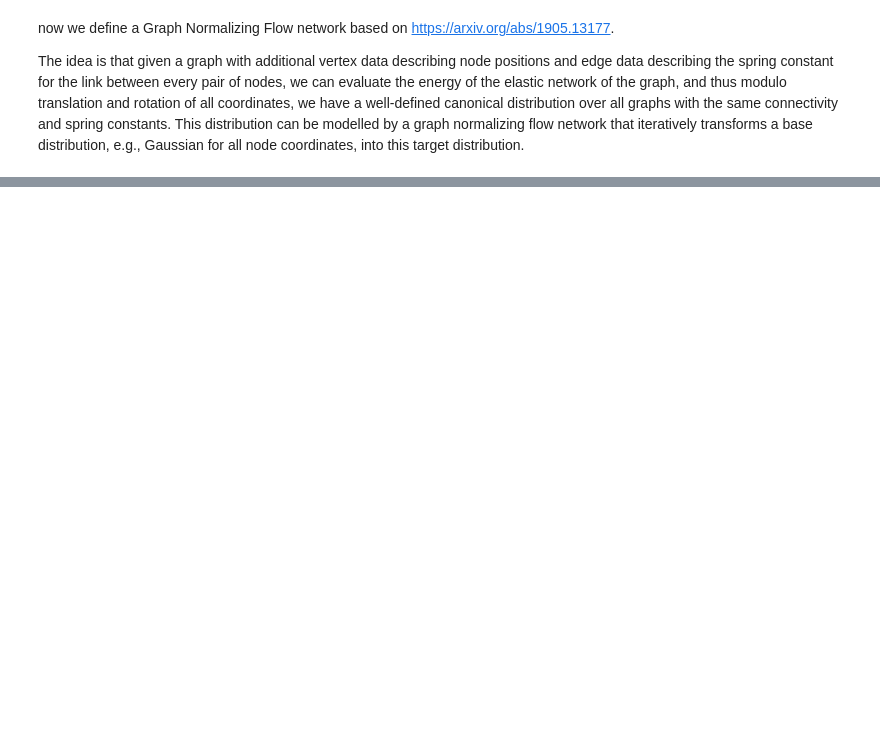
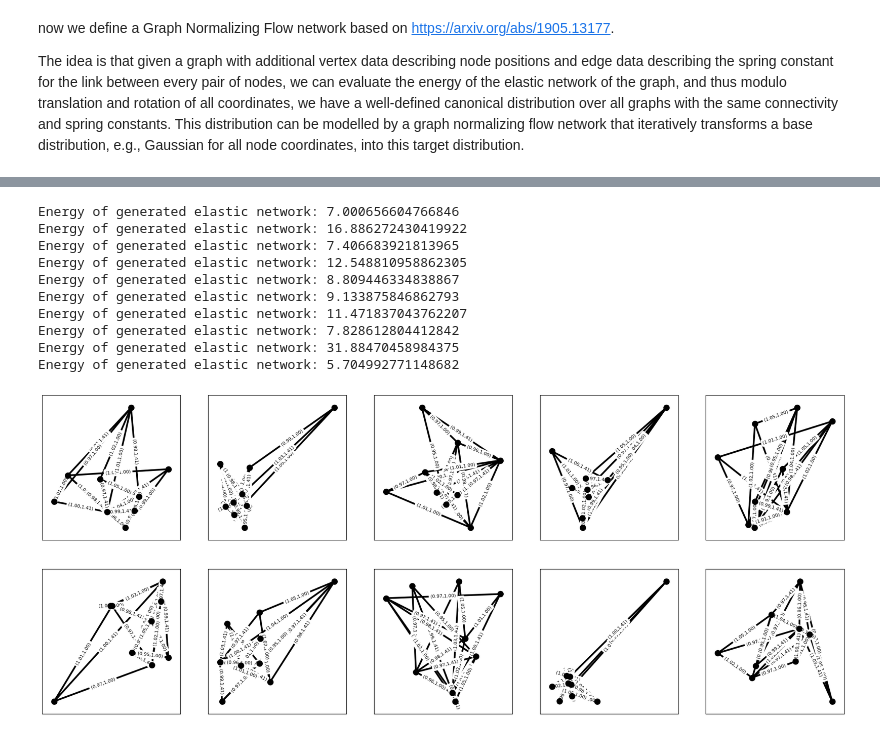
Before and after one commit to ziyuanzhao2000/Variational_Modeling, a Jupyter notebook: Elastic_Network_demo.ipynb, the cells around one changed output, grey strips where cells are left out. Drawn from its saved outputs; the diff is of its cells as text; code cells hidden in the pictures; blank space fills up the shorter version.

Commit message:
Added training and generation code, as well as more mesh types

```diff
--- a/Elastic_Network_demo.ipynb
+++ b/Elastic_Network_demo.ipynb
@@ -508,3 +534,17 @@ Finally, we initialize our model parameters and the optimizer and start fitting
-# %%
-optimizer = optax.adam(learning_rate=1e-3)
-params = fit(params, optimizer, 500)
+# %%
+def initial_fit(net_rev, training_dataloader, params, optimizer, epochs) -> optax.Params:
+    opt_state = optimizer.init(params)
+
+    @jax.jit
+    def step(params, opt_state, batch):
+        loss_value, grads = jax.value_and_grad(forward_KL, argnums=1)(net_rev, params, batch)
+        updates, opt_state = optimizer.update(grads, opt_state, params)
+        params = optax.apply_updates(params, updates)
+        return params, opt_state, loss_value
+
+    for epoch in range(epochs):
+        for i, batch in enumerate(training_dataloader):
+            params, opt_state, loss_value = step(params, opt_state, batch)
+        print(f'Epoch {epoch}, loss: {loss_value}')
+
+    return params
@@ -510,0 +553,7 @@ params = fit(params, optimizer, 500)
+# %%
+rng_key = jax.random.PRNGKey(42)
+net_rev = hk.without_apply_rng(hk.transform(lambda g: GRevNet(n_layers=2, dim=2, hidden_dim=16).reverse(g) ))
+params = net_rev.init(rng=rng_key, g=mesh_graph)
+
+optimizer = optax.adam(learning_rate=1e-5)
+params = initial_fit(net_rev, training_dataloader, params, optimizer, 10000)
@@ -510,0 +584,30 @@ params = fit(params, optimizer, 500)
+# %%
+net_fwd = hk.without_apply_rng(hk.transform(lambda g: GRevNet(n_layers=2, dim=2, hidden_dim=16).forward(g) ))
+
+def generate_and_visualize(n_rows, n_cols, initial_seed=42, stddev=0.1, figsize=(5, 5)):
+    fig, axes = plt.subplots(n_rows, n_cols, figsize=figsize)
+    next_key = jax.random.PRNGKey(initial_seed)
+    for i, j in product(range(n_rows), range(n_cols)):
+        rng_key, next_key = jax.random.split(next_key)
+        random_node_feats = stddev*jax.random.normal(rng_key, shape=mesh_graph.nodes.shape)
+        #random_node_feats = jnp.zeros_like(mesh_graph.nodes)
+        random_graph = replace_node_features(mesh_graph, random_node_feats)
+        generated_graph, _ = net_fwd.apply(params=params, g=random_graph)
+        generated_en = graph_to_en(generated_graph)
+        generated_en.draw(ax=axes[i][j])
+        print(f"Energy of generated elastic network: {generated_en.energy()}")
+    return generated_graph
+# %%
+generated_graph = generate_and_visualize(2, 5, figsize=(25, 10), stddev=1)
+# %% [output]
+Energy of generated elastic network: 7.000656604766846
+Energy of generated elastic network: 16.886272430419922
+Energy of generated elastic network: 7.406683921813965
+Energy of generated elastic network: 12.548810958862305
+Energy of generated elastic network: 8.809446334838867
+Energy of generated elastic network: 9.133875846862793
+Energy of generated elastic network: 11.471837043762207
+Energy of generated elastic network: 7.828612804412842
+Energy of generated elastic network: 31.88470458984375
+Energy of generated elastic network: 5.704992771148682
+[figure, added]
```
Also changed, not shown: parts of 36 cells of this notebook.
